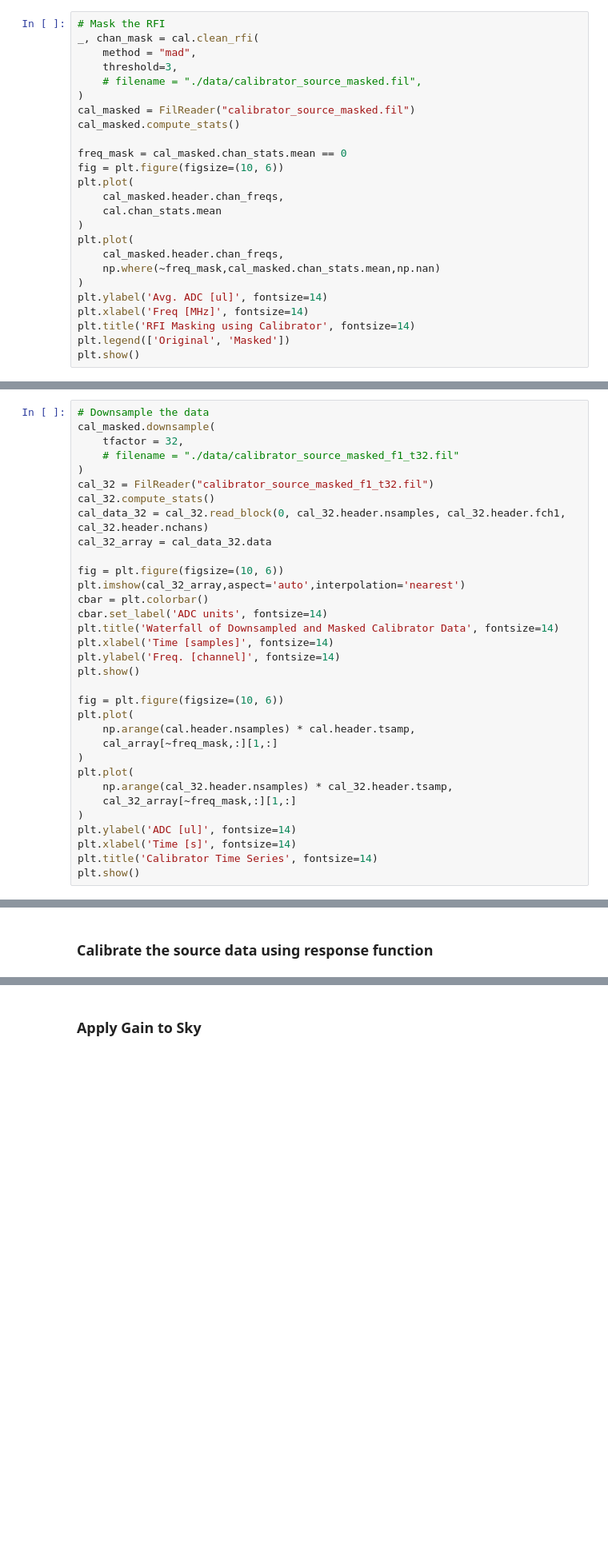
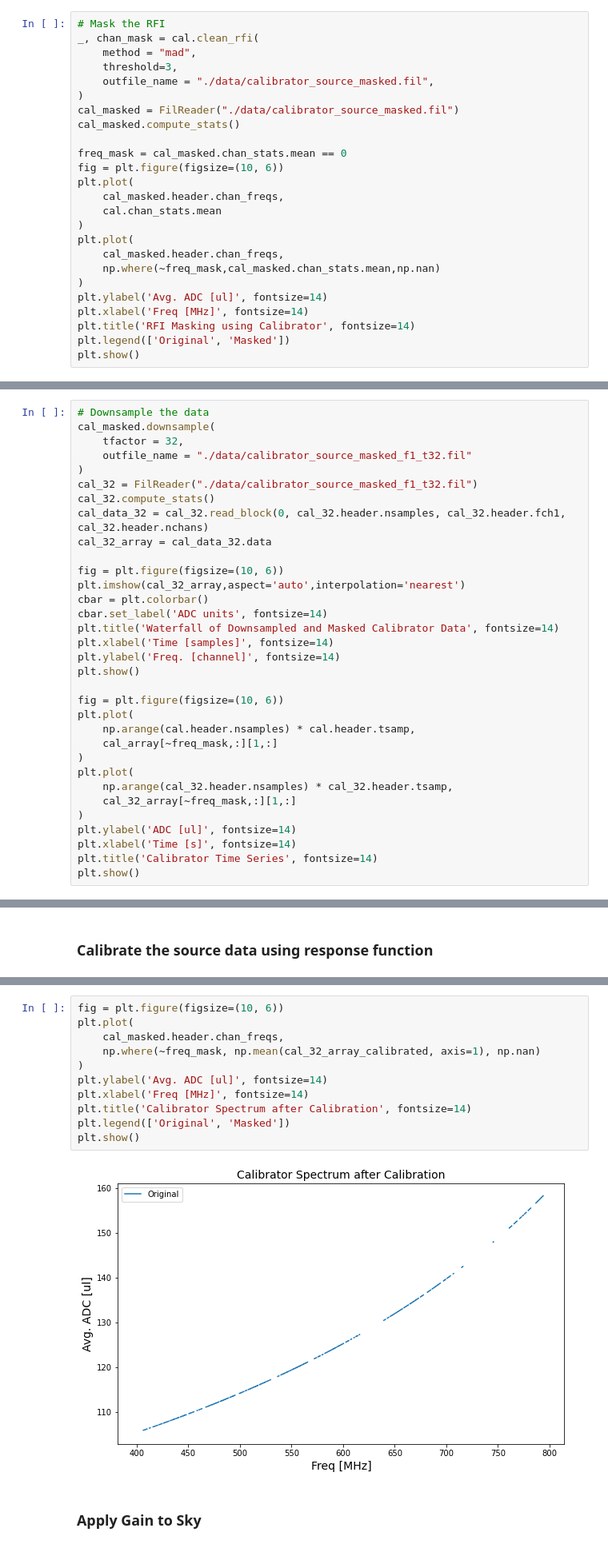
Before and after one commit to astronamanj/641_Observational_Techniques, a Jupyter notebook: chime_pulsar_search/calibration.ipynb, the cells around one changed output, grey strips where cells are left out. Shown at 80% size. Cells and saved outputs as stored; diff of their text form; blank space fills up the shorter version.

Commit message:
add calibrator spectrum plots

```diff
--- a/chime_pulsar_search/calibration.ipynb
+++ b/chime_pulsar_search/calibration.ipynb
@@ -76,9 +78,9 @@ plt.show()
 _, chan_mask = cal.clean_rfi(
     method = "mad",
     threshold=3,
-    # filename = "./data/calibrator_source_masked.fil",
+    outfile_name = "./data/calibrator_source_masked.fil",
 )
-cal_masked = FilReader("calibrator_source_masked.fil")
+cal_masked = FilReader("./data/calibrator_source_masked.fil")
 cal_masked.compute_stats()
 
 freq_mask = cal_masked.chan_stats.mean == 0
@@ -110,9 +112,9 @@ plt.show()
 # Downsample the data
 cal_masked.downsample(
     tfactor = 32,
-    # filename = "./data/calibrator_source_masked_f1_t32.fil"
+    outfile_name = "./data/calibrator_source_masked_f1_t32.fil"
 )
-cal_32 = FilReader("calibrator_source_masked_f1_t32.fil")
+cal_32 = FilReader("./data/calibrator_source_masked_f1_t32.fil")
 cal_32.compute_stats()
 cal_data_32 = cal_32.read_block(0, cal_32.header.nsamples, cal_32.header.fch1, cal_32.header.nchans)
 cal_32_array = cal_data_32.data
@@ -183,6 +185,19 @@ plt.title('Waterfall of Calibrator', fontsize=14)
 plt.show()
 # %% [output]
 [figure]
+# %%
+fig = plt.figure(figsize=(10, 6))
+plt.plot(
+    cal_masked.header.chan_freqs,
+    np.where(~freq_mask, np.mean(cal_32_array_calibrated, axis=1), np.nan)
+)
+plt.ylabel('Avg. ADC [ul]', fontsize=14)
+plt.xlabel('Freq [MHz]', fontsize=14)
+plt.title('Calibrator Spectrum after Calibration', fontsize=14)
+plt.legend(['Original', 'Masked'])
+plt.show()
+# %% [output]
+[figure, added]
 # %% [markdown]
 ### Apply Gain to Sky
 # %%
```
Also changed, not shown: parts of 2 cells of this notebook.
